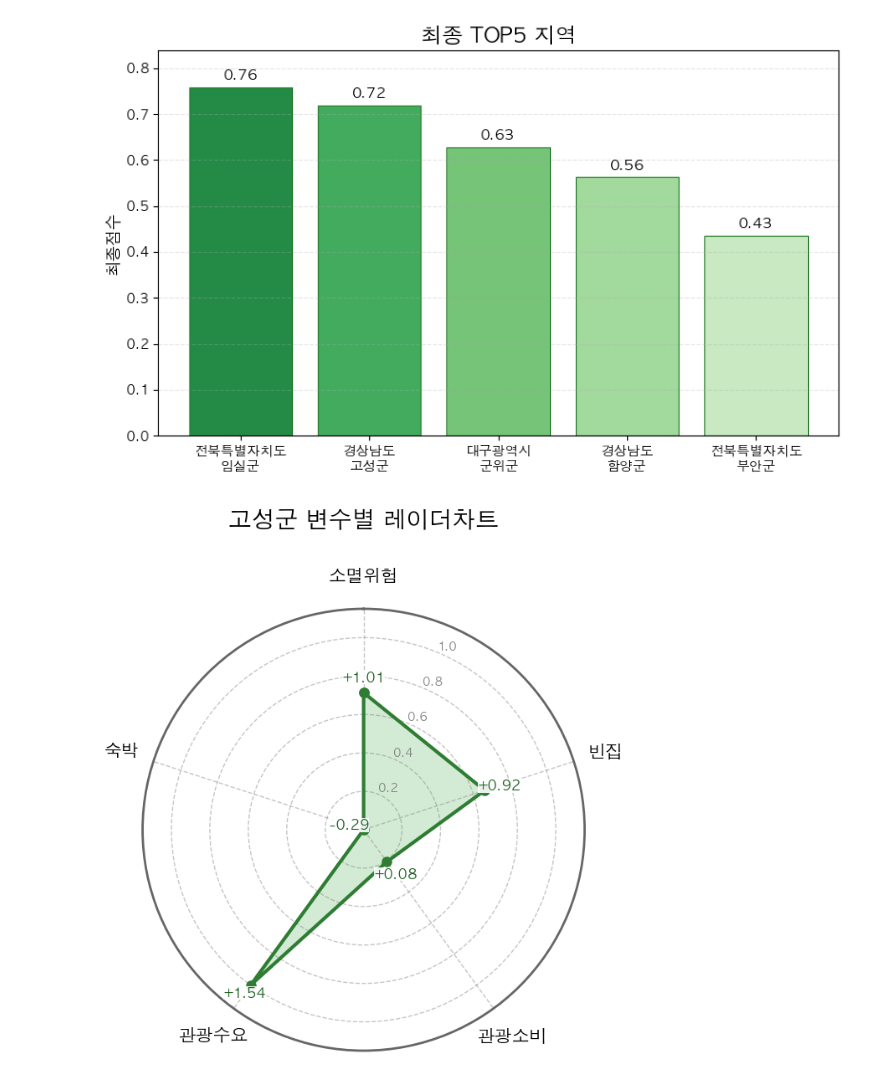
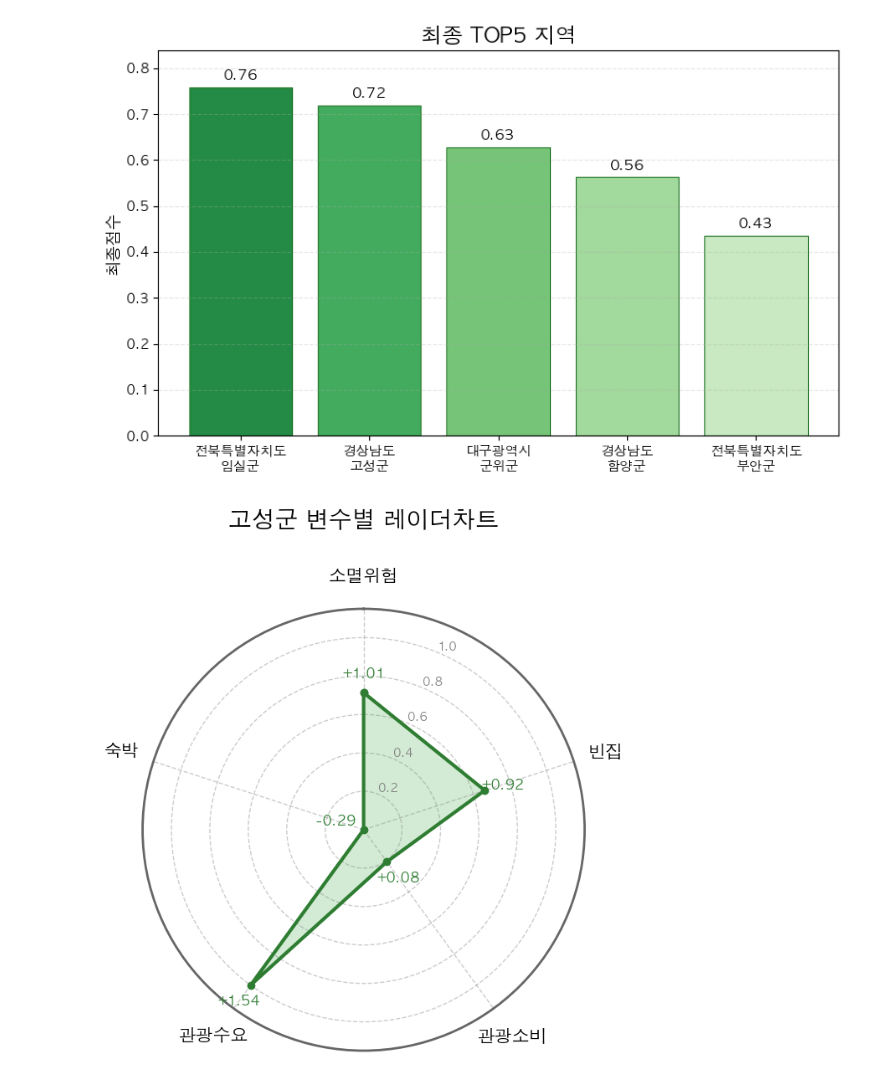
Before and after one commit to minchae123/EmptyHouseData, a Jupyter notebook: analyze.ipynb, the cells around one changed output. Cells and saved outputs as stored; diff of their text form; code cells hidden in the pictures.

```diff
--- a/analyze.ipynb
+++ b/analyze.ipynb
@@ -101,23 +101,12 @@ import pandas as pd
 import matplotlib.pyplot as plt
 import numpy as np
 
-# ==========================
-# 한글 설정
-# ==========================
 plt.rcParams["font.family"] = "AppleGothic"
 plt.rcParams["axes.unicode_minus"] = False
 
-# ==========================
-# 데이터 읽기
-# ==========================
 df = pd.read_excel("data/lastRank.xlsx")
 
 row = df[df["지역명"] == "경상남도_고성군"].iloc[0]
-
-# ==========================
-# 레이더 순서
-# 소멸위험 → 빈집 → 관광소비 → 관광수요 → 숙박
-# ==========================
 
 labels = [
     "소멸위험",
@@ -135,30 +124,18 @@ real_values = np.array([
     row["숙박공급압박_zscore"]
 ])
 
-# ==========================
-# 0~1 정규화
-# ==========================
+values = (real_values - real_values.min()) / (real_values.max() - real_values.min())
 
-values = (real_values-real_values.min())/(real_values.max()-real_values.min())
+angles = np.linspace(0, 2*np.pi, len(labels), endpoint=False)
 
-angles = np.linspace(0,2*np.pi,len(labels),endpoint=False)
+angles = np.concatenate([angles, [angles[0]]])
+values = np.concatenate([values, [values[0]]])
 
-angles = np.concatenate([angles,[angles[0]]])
-values = np.concatenate([values,[values[0]]])
-
-fig = plt.figure(figsize=(8,8))
-
+fig = plt.figure(figsize=(8, 8))
 ax = fig.add_axes([0.17, 0.23, 0.66, 0.66], polar=True)
 
-# 위에서 시작
-ax.set_theta_offset(np.pi/2)
-
-# 시계방향
+ax.set_theta_offset(np.pi / 2)
 ax.set_theta_direction(-1)
-
-# ==========================
-# 레이더
-# ==========================
 
 ax.plot(
     angles,
@@ -166,7 +143,7 @@ ax.plot(
     color="#2E7D32",
     linewidth=3,
     marker="o",
-    markersize=8
+    markersize=6
 )
 
 ax.fill(
@@ -176,10 +153,6 @@ ax.fill(
     alpha=0.35
 )
 
-# ==========================
-# 축 이름
-# ==========================
-
 ax.set_xticks(angles[:-1])
 
 ax.set_xticklabels(
@@ -188,82 +161,50 @@ ax.set_xticklabels(
     fontweight="bold"
 )
 
-ax.tick_params(axis="x",pad=18)
+ax.tick_params(axis="x", pad=18)
 
-# ==========================
-# 눈금
-# ==========================
+ax.set_ylim(0, 1.15)
 
-ax.set_ylim(0,1.15)
-
-ax.set_yticks([0.2,0.4,0.6,0.8,1.0])
+ax.set_yticks([0.2, 0.4, 0.6, 0.8, 1.0])
 
 ax.set_yticklabels(
-    ["0.2","0.4","0.6","0.8","1.0"],
+    ["0.2", "0.4", "0.6", "0.8", "1.0"],
     fontsize=10,
     color="gray"
 )
 
-# ==========================
-# 꼭짓점 값 표시
-# ==========================
+for angle, value, score in zip(angles[:-1], values[:-1], real_values):
 
-offsets = [0.08,0.08,0.08,0.08,0.08]
-
-for angle,value,score,off in zip(
-    angles[:-1],
-    values[:-1],
-    real_values,
-    offsets
-):
+    r = value + 0.10 if score >= 0 else value + 0.15
 
     ax.text(
         angle,
-        min(value+off,1.05),
+        r,
         f"{score:+.2f}",
         fontsize=12,
         fontweight="bold",
-        color="#1B5E20",
+        color="#2E7D32",
         ha="center",
-        va="center",
-        bbox=dict(
-            facecolor="white",
-            edgecolor="none",
-            alpha=0.9,
-            pad=0.2
-        )
+        va="center"
     )
-
-# ==========================
-# 격자
-# ==========================
 
 ax.grid(
     linestyle="--",
     linewidth=1,
-    alpha=0.45,
+    alpha=0.4,
     color="gray"
 )
 
-# ==========================
-# 바깥 원
-# ==========================
-
 ax.spines["polar"].set_linewidth(2)
-
 ax.spines["polar"].set_color("#666666")
-
-# ==========================
-# 제목
-# ==========================
 
 plt.title(
     "고성군 변수별 레이더차트",
     fontsize=20,
     fontweight="bold",
     pad=35
 )
 
 plt.show()
 # %% [output]
-[figure, old version]
+[figure, new version]
```
Also changed, not shown: parts of 2 cells of this notebook, 6 other files.
